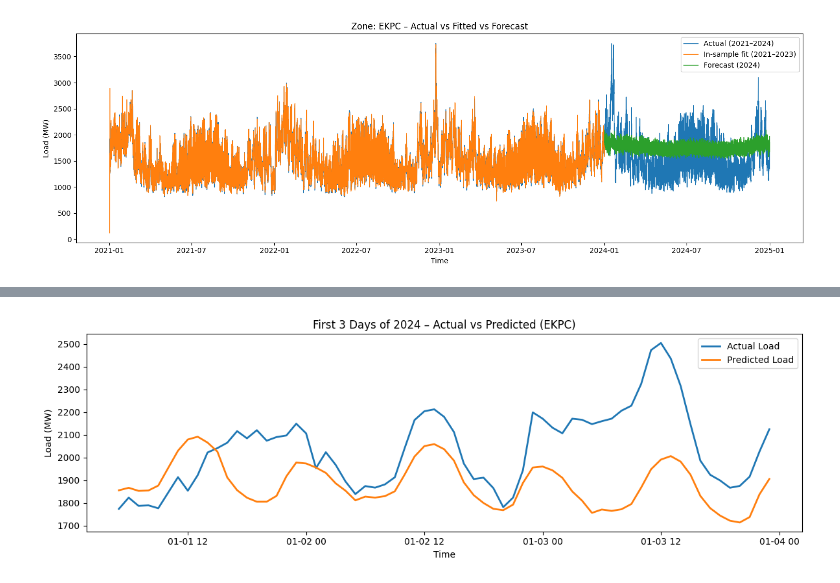
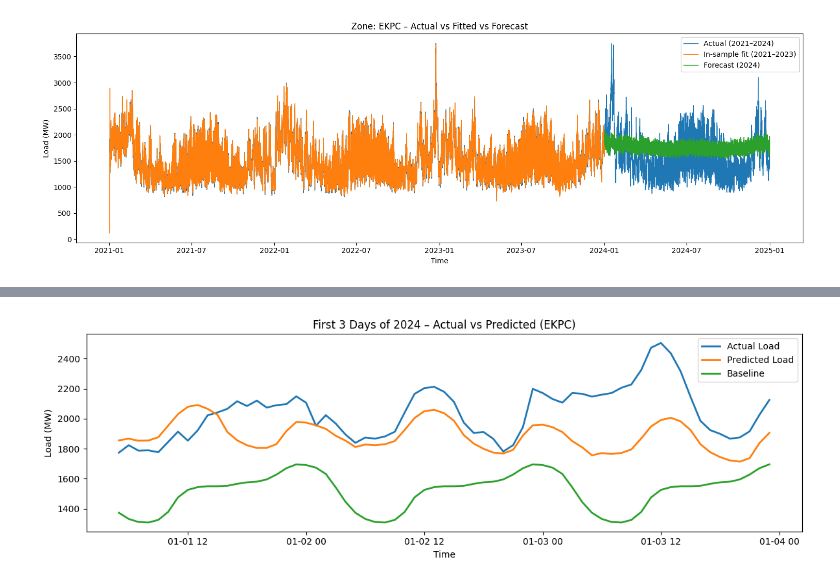
Before and after one commit to seyonghw/604project4, a Jupyter notebook: analyze.ipynb, the cells around one changed output, grey strips where cells are left out. Saved outputs shown, nothing was run; the diff lists cells and outputs as text; code cells hidden in the pictures.

Commit message:
add baseline

```diff
--- a/analyze.ipynb
+++ b/analyze.ipynb
@@ -351,0 +368,3 @@ plt.show()
+# %%
+train['hour'] = train['datetime_beginning_ept'].dt.hour
+train
@@ -351,0 +390,3 @@ plt.show()
+# %%
+hourly_avg = train.groupby('hour')['mw'].mean()
+hourly_avg
@@ -351,0 +411,4 @@ plt.show()
+# %%
+test['hour'] = test['datetime_beginning_ept'].dt.hour
+baseline_pred = test['hour'].map(hourly_avg)
+baseline_pred
@@ -352,22 +433,24 @@ plt.show()
 # %%
 import matplotlib.pyplot as plt
 
 # First 3 days of 2024
 start_2024 = '2024-01-01'
 end_3days = '2024-01-3 23:00:00'
 
 actual_3 = test['mw'].loc[start_2024:end_3days]
 pred_3 = y_pred_2024.loc[start_2024:end_3days]
+baseline_3 = baseline_pred.loc[start_2024:end_3days]
 
 plt.figure(figsize=(12,4))
 plt.plot(actual_3, label="Actual Load", linewidth=2)
 plt.plot(pred_3, label="Predicted Load", linewidth=2)
+plt.plot(baseline_3, label="Baseline", linewidth=2)
 
 plt.title(f"First 3 Days of 2024 – Actual vs Predicted ({zone})")
 plt.xlabel("Time")
 plt.ylabel("Load (MW)")
 plt.legend()
 plt.tight_layout()
 plt.show()
 # %% [output]
-[figure, old version]
+[figure, new version]
```
Also changed, not shown: parts of 5 cells of this notebook.
